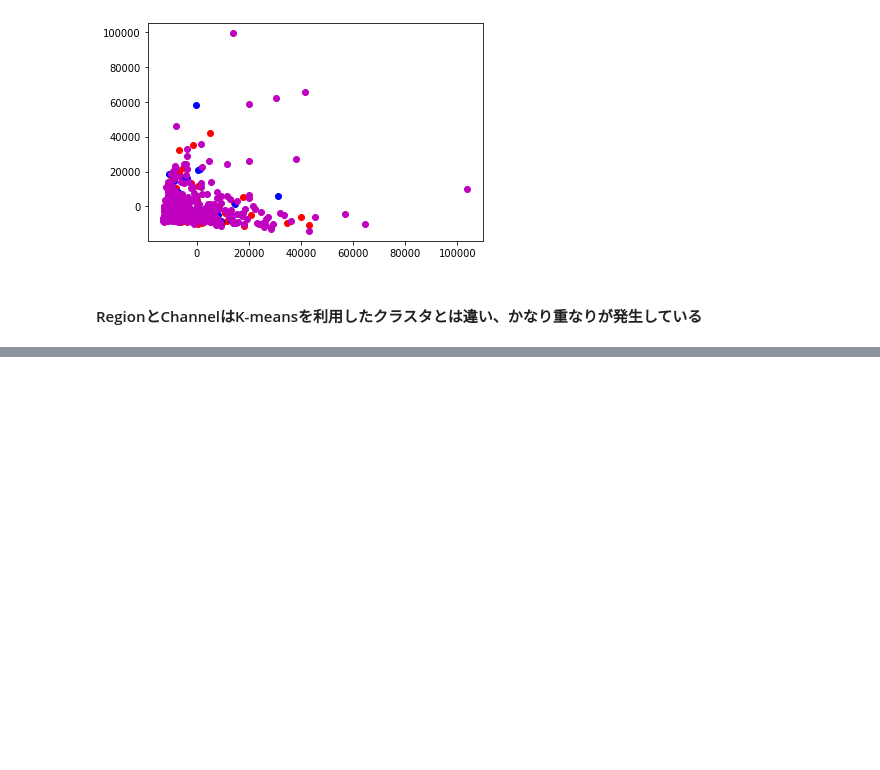
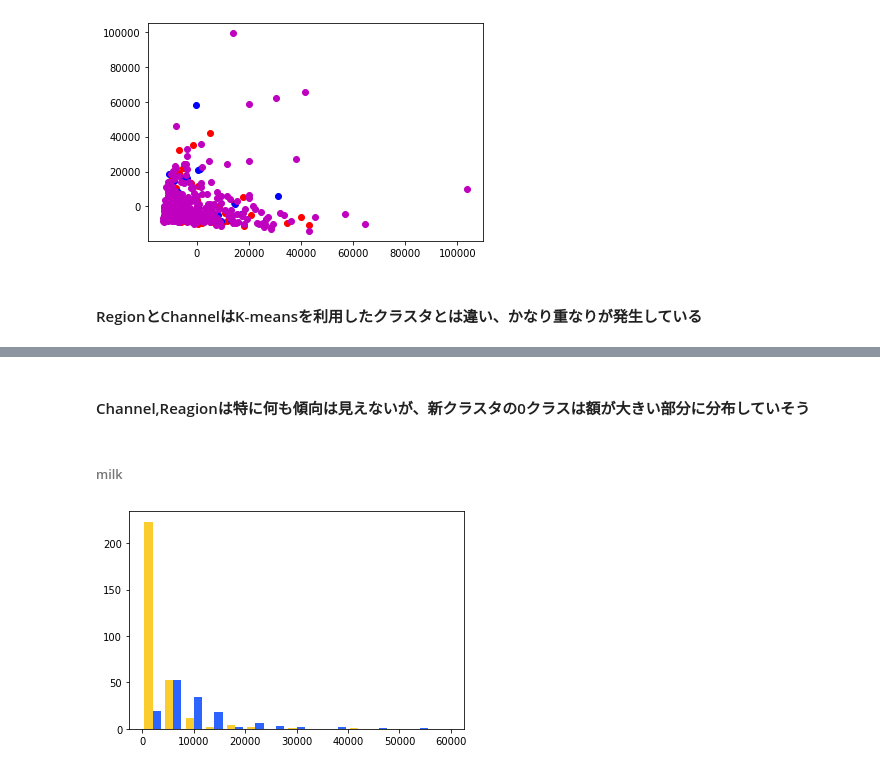
Before and after one commit to satomi23/diveintocode-ml, a Jupyter notebook: Sprint7.ipynb, the cells around one changed output, grey strips where cells are left out. Drawn from its saved outputs; the diff is of its cells as text; code cells hidden in the pictures; blank space fills up the shorter version.

```diff
--- a/Sprint7.ipynb
+++ b/Sprint7.ipynb
@@ -1045,0 +1102,10 @@ plt.show()
+# %% [markdown]
+#### Channel,Reagionは特に何も傾向は見えないが、新クラスタの0クラスは額が大きい部分に分布していそう
+# %% [markdown]
+###### milk
+# %%
+plt.hist([df_Channel1['Milk'],df_Channel2['Milk']],
+         bins=15, label=['Horeca','Retail'], color=['#FACC2E','#2E64FE'], range=(0,60000))
+plt.show()
+# %% [output]
+[figure, added]
```
Also changed, not shown: parts of 37 cells of this notebook.
